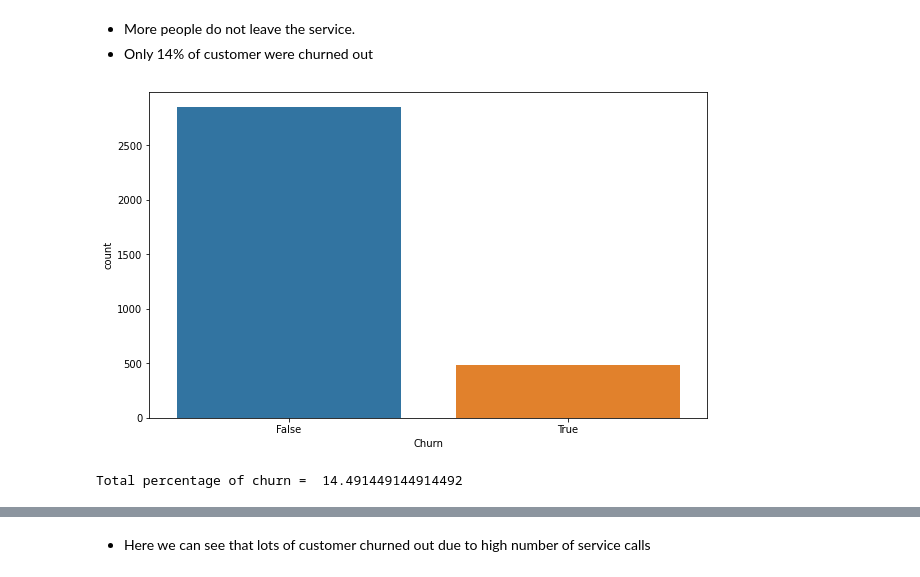
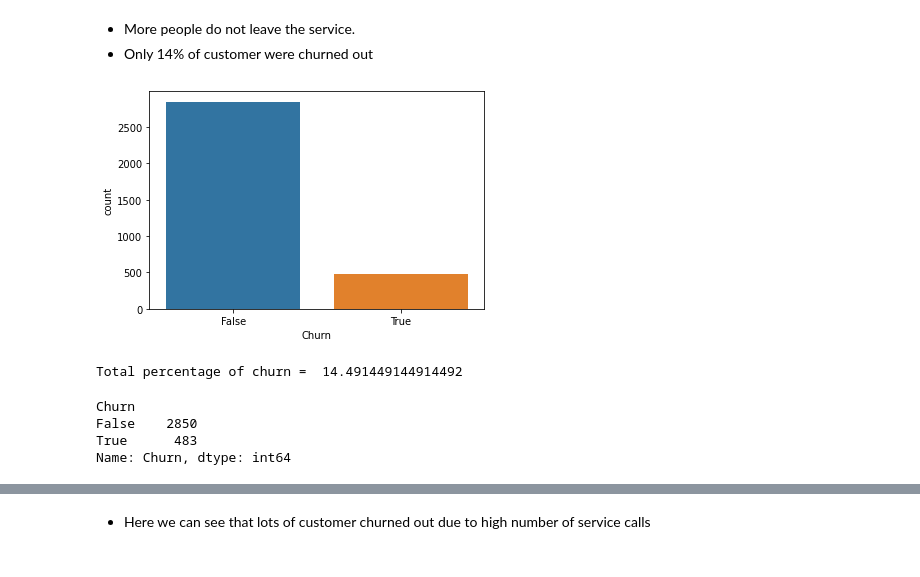
Before and after one commit to Kundan71/EDA-on-IMDB-, a Jupyter notebook: Telecom_Churn_Analysis_Capstone_Project.ipynb, the cells around one changed output, grey strips where cells are left out. Saved outputs shown, nothing was run; the diff lists cells and outputs as text; code cells hidden in the pictures.

```diff
--- a/Telecom_Churn_Analysis_Capstone_Project.ipynb
+++ b/Telecom_Churn_Analysis_Capstone_Project.ipynb
@@ -89,12 +89,20 @@ Index(['State', 'Account length', 'Area code', 'International plan',
 * More people do not leave the service.
 * Only 14% of customer were churned out
 # %%
-plt.figure(figsize = (10,6))
 sns.countplot(data = churn_copy_df, x = 'Churn')
 plt.show()
 # %% [output]
-[figure, old version]
+[figure, new version]
 # %%
 print('Total percentage of churn = ',100*churn_copy_df[churn_copy_df['Churn']==True].shape[0]/churn_copy_df.shape[0])
 # %% [output]
 Total percentage of churn =  14.491449144914492
+# %%
+#groupby the data by delivery type
+data = churn_copy_df.groupby("Churn")["Churn"].count()
+data
+# %% [output]
+Churn
+False    2850
+True      483
+Name: Churn, dtype: int64
```
Also changed, not shown: parts of 34 cells of this notebook.
